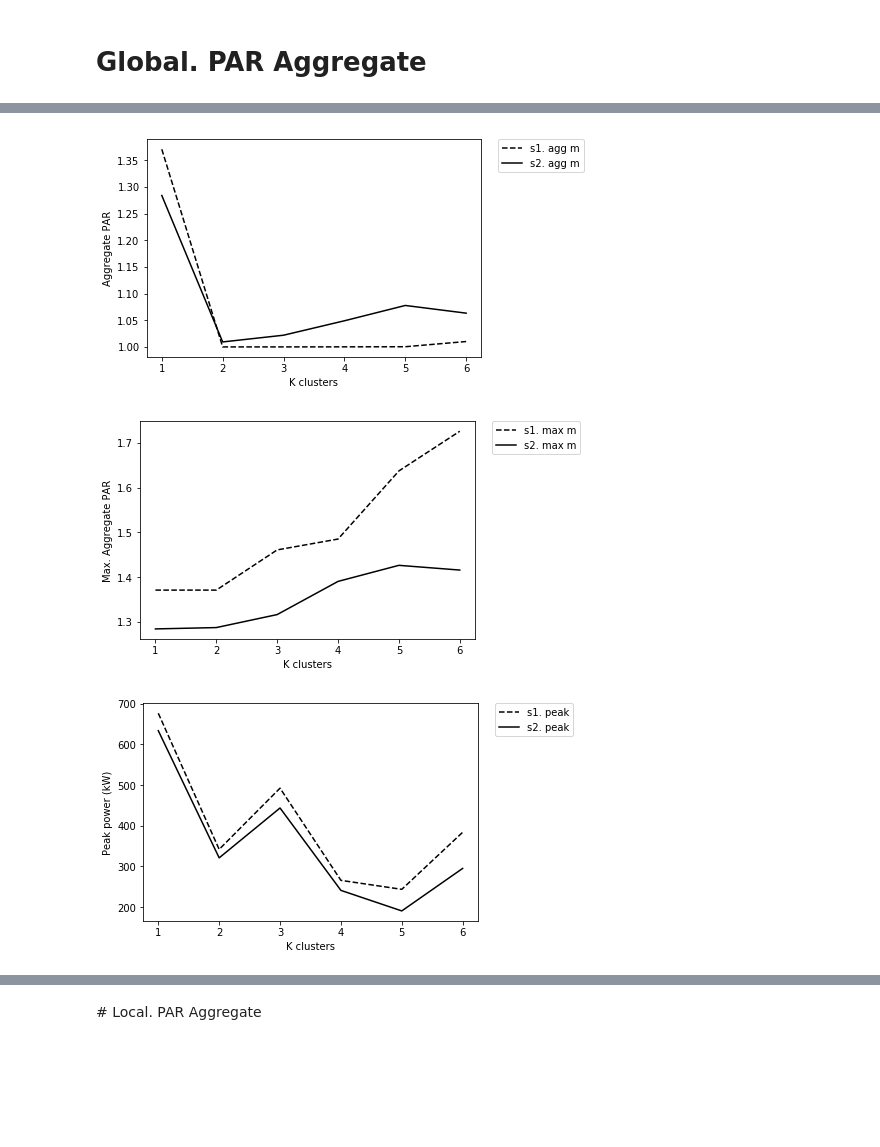
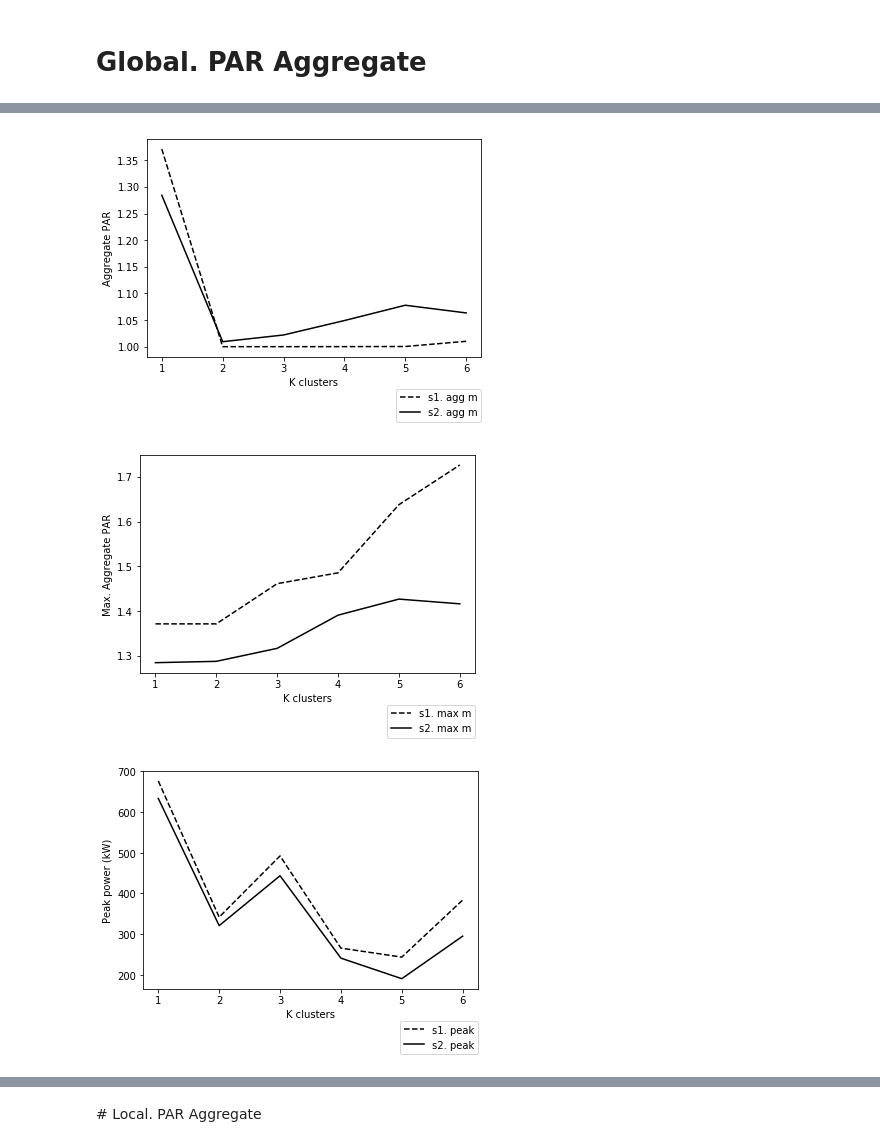
Before and after one commit to vicaba/siot-clustering-viz, a Jupyter notebook: siot-clustering.ipynb, the cells around one changed output, grey strips where cells are left out. Saved outputs shown, nothing was run; the diff lists cells and outputs as text; code cells hidden in the pictures; blank space fills up the shorter version.

```diff
--- a/siot-clustering.ipynb
+++ b/siot-clustering.ipynb
@@ -21,32 +21,41 @@ def plot(data):
         ax.set(xlabel='Hours', ylabel='Power (kW)',title='')
         plt.show()
 # %%
-def plot_aggm(summary):
+def plot_aggm(summary, file_name=None):
     fig, ax = plt.subplots()
     rgba_color = cm.gnuplot(norm(0))
     ax.plot(range(1, len(summary["s1. agg m"]) + 1), summary["s1. agg m"], "--", color=rgba_color, label="s1. agg m")
     ax.plot(range(1, len(summary["s2. agg m"]) + 1), summary["s2. agg m"], color=rgba_color, label="s2. agg m")
-    ax.legend(bbox_to_anchor=(1.05, 1), loc=2, borderaxespad=0.)
+    lgd = ax.legend(bbox_to_anchor=(1, -0.3), loc=4, borderaxespad=0.)
     ax.set(xlabel='K clusters', ylabel='Aggregate PAR',title='')
     plt.show()
+    if file_name is not None:
+        fig.savefig(file_name, bbox_extra_artists=(lgd,), bbox_inches='tight')
+    return fig
 
-def plot_maxm(summary):
+def plot_maxm(summary, file_name=None):
     fig, ax = plt.subplots()
     rgba_color = cm.gnuplot(norm(0))
     ax.plot(range(1, len(summary["s1. agg m"]) + 1), summary["s1. max m"], "--", color=rgba_color, label="s1. max m")
     ax.plot(range(1, len(summary["s2. agg m"]) + 1), summary["s2. max m"], color=rgba_color, label="s2. max m")
-    ax.legend(bbox_to_anchor=(1.05, 1), loc=2, borderaxespad=0.)
+    lgd = ax.legend(bbox_to_anchor=(1, -0.3), loc=4, borderaxespad=0.)
     ax.set(xlabel='K clusters', ylabel='Max. Aggregate PAR',title='')
     plt.show()
+    if file_name is not None:
+        fig.savefig(file_name, bbox_extra_artists=(lgd,), bbox_inches='tight')
+    return fig
 
-def plot_peak(summary):
+def plot_peak(summary, file_name=None):
     fig, ax = plt.subplots()
     rgba_color = cm.gnuplot(norm(0))
     ax.plot(range(1, len(summary["s1. agg m"]) + 1), summary["s1. peak"], "--", color=rgba_color, label="s1. peak")
     ax.plot(range(1, len(summary["s2. agg m"]) + 1), summary["s2. peak"], color=rgba_color, label="s2. peak")
-    ax.legend(bbox_to_anchor=(1.05, 1), loc=2, borderaxespad=0.)
+    lgd = ax.legend(bbox_to_anchor=(1, -0.3), loc=4, borderaxespad=0.)
     ax.set(xlabel='K clusters', ylabel='Peak power (kW)',title='')
     plt.show()
+    if file_name is not None:
+        fig.savefig(file_name, bbox_extra_artists=(lgd,), bbox_inches='tight')
+    return fig
 # %%
 norm = colors.Normalize(vmin=0, vmax=1000)
 
@@ -74,9 +83,9 @@ summaryBatch_global
 | 5 | 6 | [33, 13, 71, 29, 24, 19] | 1.010122 | 1.726447 | 383.596300 | 1.063379 | 1.415940 | 294.851850 | 1.298971 |
 # %%
 plot_aggm(summaryBatch_global)
-plot_maxm(summaryBatch_global)
-plot_peak(summaryBatch_global)
+plot_maxm(summaryBatch_global, "maxm_global_par.pdf")
+plot_peak(summaryBatch_global, "peak_global_par.pdf")
 # %% [output]
-[figure, old version]
+[figure, new version]
-[figure, old version]
+[figure, new version]
-[figure, old version]
+[figure, new version]
```
Also changed, not shown: parts of 20 cells of this notebook, 9 other files.
